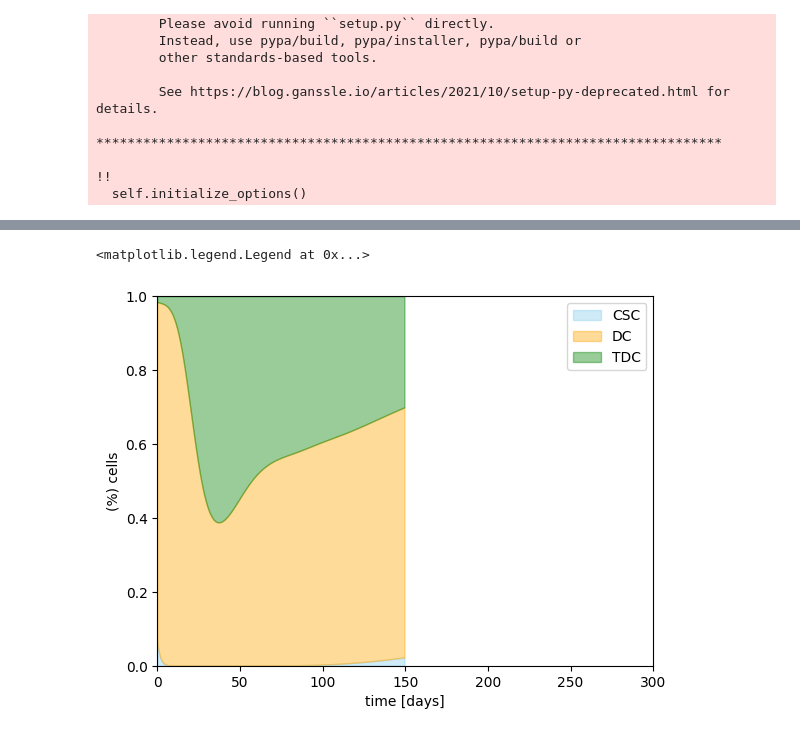
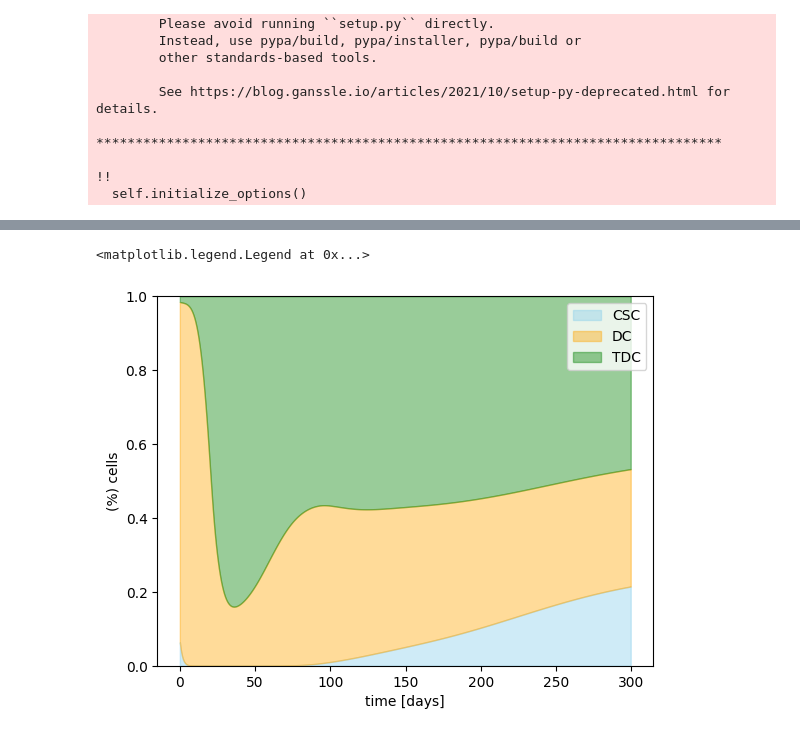
Before and after one commit to saragazzoni/Master_Thesis, a Jupyter notebook: Model3D/prove.ipynb, the cells around one changed output, grey strips where cells are left out. Saved outputs shown, nothing was run; the diff lists cells and outputs as text; code cells hidden in the pictures.

```diff
--- a/Model3D/prove.ipynb
+++ b/Model3D/prove.ipynb
@@ -226,22 +279,22 @@ Text(0, 0.5, 'mass')
 # %%
-path_sol = 'solutions/test2D_Vsource_T150_dt0.5'
+path_sol = 'solutions/test3D_T300_dt0.5'
 csc = np.load(path_sol + '/csc_mass.npy')
 dc = np.load(path_sol +'/dc_mass.npy')
 tdc = np.load(path_sol +  '/tdc_mass.npy')
 #plt.plot(time01,csc)
 #plt.plot(time01,csc+dc)
 # print(csc[600],dc[600],tdc[600])
 # print(mass[-1])
 
-time=np.arange(0,150,0.5)
+time=np.arange(0,300,0.5)
 plt.fill_between(time, csc, color='skyblue', alpha=0.4)
 plt.fill_between(time, csc+dc, csc, where=(csc+dc > csc), color='orange', alpha=0.4)
 plt.fill_between(time, 1, csc+dc, where=(1 > csc+dc), color='green', alpha=0.4)
 plt.ylim([0,1])
-plt.xlim([0,300])
+# plt.xlim([0,300])
 plt.ylabel('(%) cells')
 plt.xlabel('time [days]')
 plt.legend(['CSC','DC','TDC'])
 # %% [output]
 <matplotlib.legend.Legend at 0x...>
-[figure, old version]
+[figure, new version]
```
Also changed, not shown: parts of 7 cells of this notebook, 4 other files.
